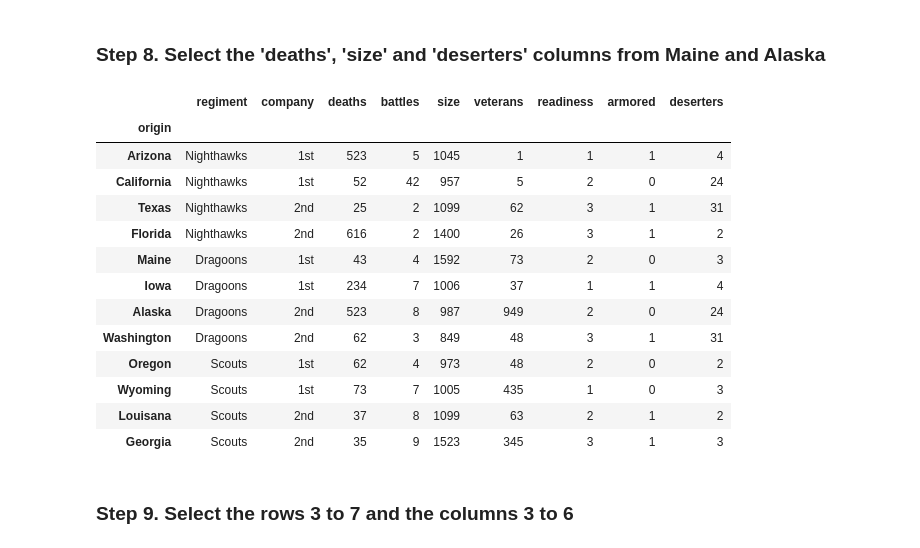
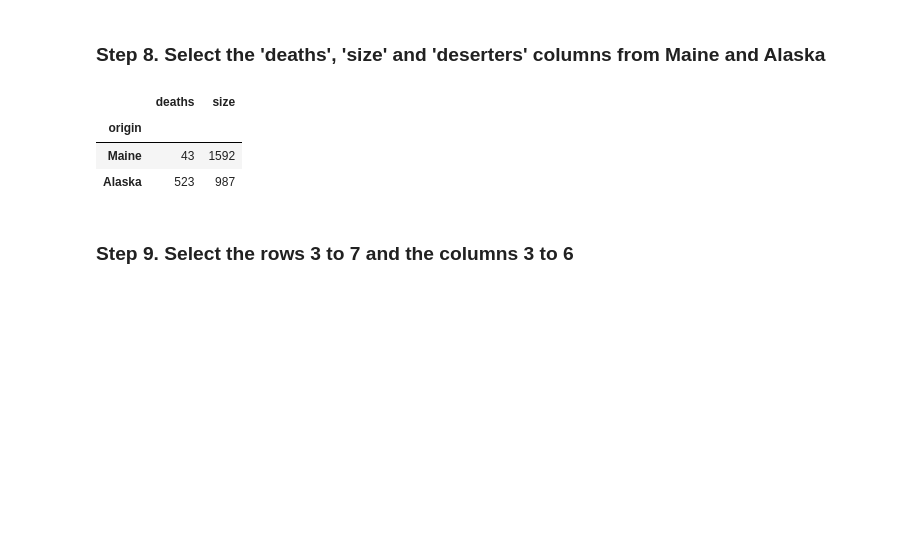
Before and after one commit to drmelezabi/AiCourse_Instant, a Jupyter notebook: Tasks/13_03-10-2023/pandas_exercises/02_Filtering_&_Sorting/Fictional Army/Exercise.ipynb, the cells around one changed output. Drawn from its saved outputs; the diff is of its cells as text; code cells hidden in the pictures; blank space fills up the shorter version.

```diff
--- a/Tasks/13_03-10-2023/pandas_exercises/02_Filtering_&_Sorting/Fictional Army/Exercise.ipynb
+++ b/Tasks/13_03-10-2023/pandas_exercises/02_Filtering_&_Sorting/Fictional Army/Exercise.ipynb
@@ -98,22 +98,12 @@ Index(['regiment', 'company', 'deaths', 'battles', 'size', 'veterans',
 # %% [markdown]
 ### Step 8. Select the 'deaths', 'size' and 'deserters' columns from Maine and Alaska
 # %%
-army[army.origin.isin(["Maine","Alaska"])][["deaths", "size"]]
+army[army.index.isin(["Maine","Alaska"])][["deaths", "size"]]
 # %% [output]
-|  | regiment | company | deaths | battles | size | veterans | readiness | armored | deserters |
-| origin |  |  |  |  |  |  |  |  |  |
-| Arizona | Nighthawks | 1st | 523 | 5 | 1045 | 1 | 1 | 1 | 4 |
-| California | Nighthawks | 1st | 52 | 42 | 957 | 5 | 2 | 0 | 24 |
-| Texas | Nighthawks | 2nd | 25 | 2 | 1099 | 62 | 3 | 1 | 31 |
-| Florida | Nighthawks | 2nd | 616 | 2 | 1400 | 26 | 3 | 1 | 2 |
-| Maine | Dragoons | 1st | 43 | 4 | 1592 | 73 | 2 | 0 | 3 |
-| Iowa | Dragoons | 1st | 234 | 7 | 1006 | 37 | 1 | 1 | 4 |
-| Alaska | Dragoons | 2nd | 523 | 8 | 987 | 949 | 2 | 0 | 24 |
-| Washington | Dragoons | 2nd | 62 | 3 | 849 | 48 | 3 | 1 | 31 |
-| Oregon | Scouts | 1st | 62 | 4 | 973 | 48 | 2 | 0 | 2 |
-| Wyoming | Scouts | 1st | 73 | 7 | 1005 | 435 | 1 | 0 | 3 |
-| Louisana | Scouts | 2nd | 37 | 8 | 1099 | 63 | 2 | 1 | 2 |
-| Georgia | Scouts | 2nd | 35 | 9 | 1523 | 345 | 3 | 1 | 3 |
+|  | deaths | size |
+| origin |  |  |
+| Maine | 43 | 1592 |
+| Alaska | 523 | 987 |
 # %% [markdown]
 ### Step 9. Select the rows 3 to 7 and the columns 3 to 6
 # %%
```
Also changed, not shown: parts of 6 cells of this notebook.
